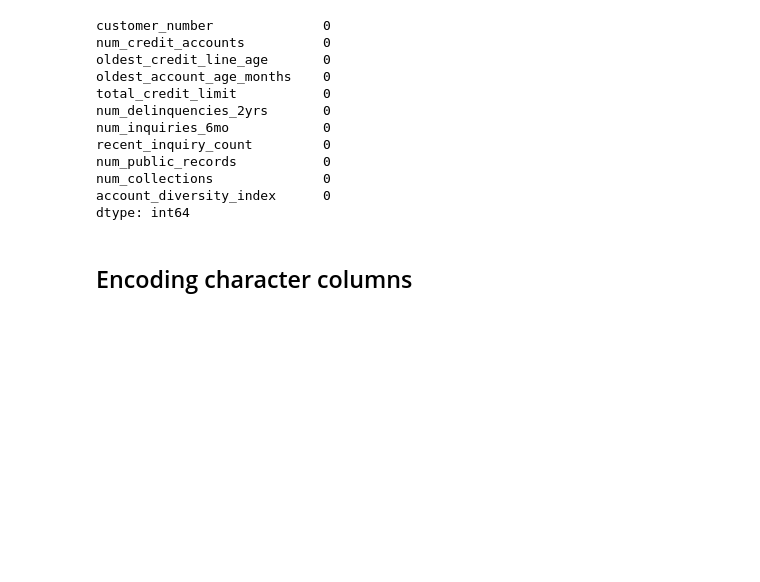
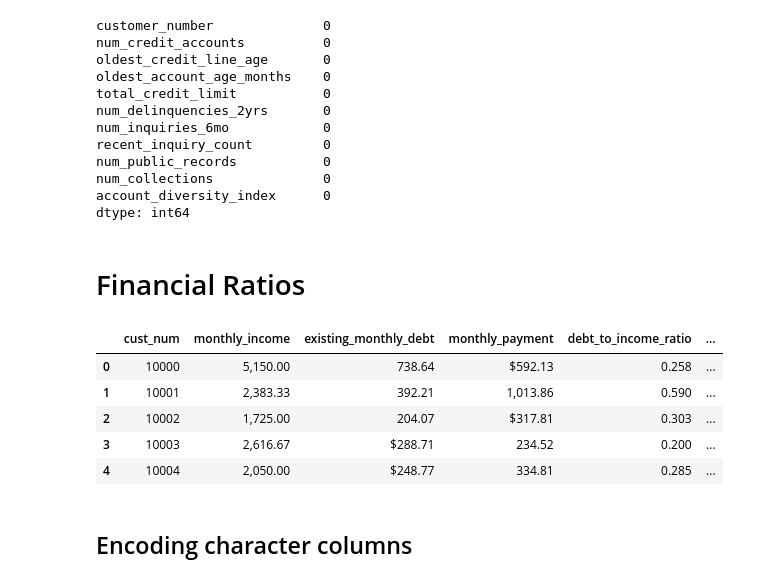
Before and after one commit to ZokirovMuhammadjafar/credit_scoring_challenge, a Jupyter notebook: src/main.ipynb, the cells around one changed output. Drawn from its saved outputs; the diff is of its cells as text; code cells hidden in the pictures; blank space fills up the shorter version.

Commit message:
feat: add financial_ratios

```diff
--- a/src/main.ipynb
+++ b/src/main.ipynb
@@ -201,3 +201,15 @@ num_public_records           0
 num_collections              0
 account_diversity_index      0
 dtype: int64
+# %% [markdown]
+# Financial Ratios
+# %%
+finance_ratios=pd.read_json("../data/financial_ratios.jsonl", lines=True)
+finance_ratios.head()
+# %% [output]
+|  | cust_num | monthly_income | existing_monthly_debt | monthly_payment | debt_to_income_ratio | ... |
+| 0 | 10000 | 5,150.00 | 738.64 | $592.13 | 0.258 | ... |
+| 1 | 10001 | 2,383.33 | 392.21 | 1,013.86 | 0.590 | ... |
+| 2 | 10002 | 1,725.00 | 204.07 | $317.81 | 0.303 | ... |
+| 3 | 10003 | 2,616.67 | $288.71 | 234.52 | 0.200 | ... |
+| 4 | 10004 | 2,050.00 | $248.77 | 334.81 | 0.285 | ... |
```
Also changed, not shown: parts of 1 cell of this notebook.
